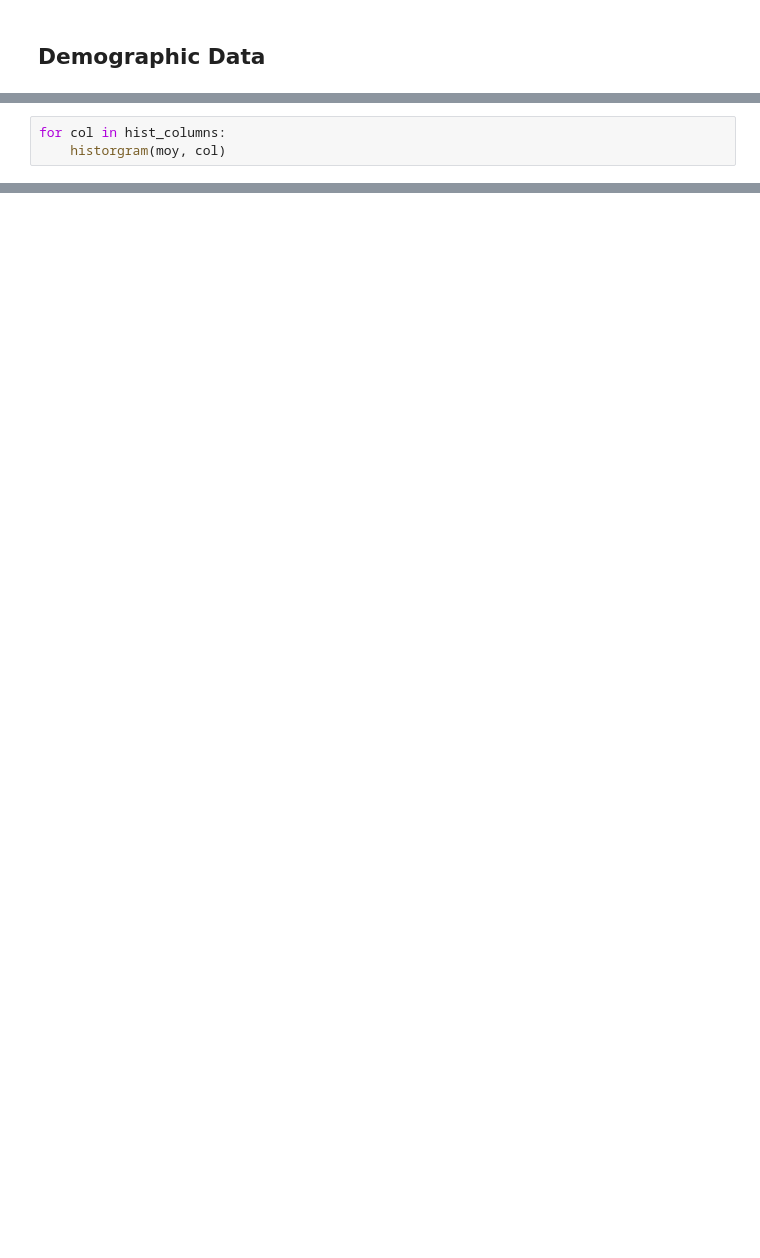
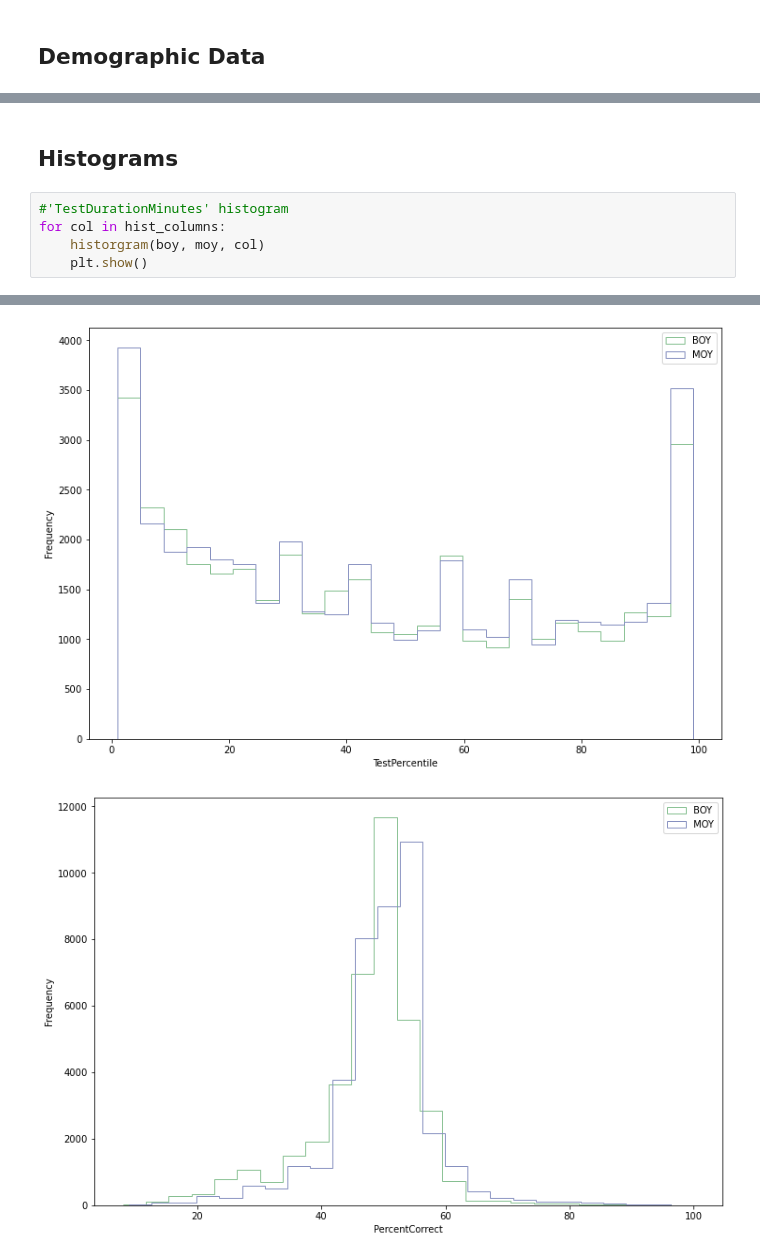
Before and after one commit to kristen770/MAP-Data-Analysis, a Jupyter notebook: MAP Score Analysis.ipynb, the cells around one changed output, grey strips where cells are left out. Saved outputs shown, nothing was run; the diff lists cells and outputs as text; blank space fills up the shorter version.

```diff
--- a/MAP Score Analysis.ipynb
+++ b/MAP Score Analysis.ipynb
@@ -267,3 +144,0 @@ The MOY distribution at the ends of the distribution (0, 100) both grew in value
-# %%
-for col in hist_columns:
-    historgram(moy, col)
@@ -276,0 +238,8 @@ for col in hist_columns:
+# %% [markdown]
+## Histograms
+# %%
+#'TestDurationMinutes' histogram
+for col in hist_columns:
+    historgram(boy, moy, col)
+    plt.show()
+# %% [output]
@@ -276,0 +248,2 @@ for col in hist_columns:
+[figure, added]
+[figure, added]
```
Also changed, not shown: parts of 59 cells of this notebook.
